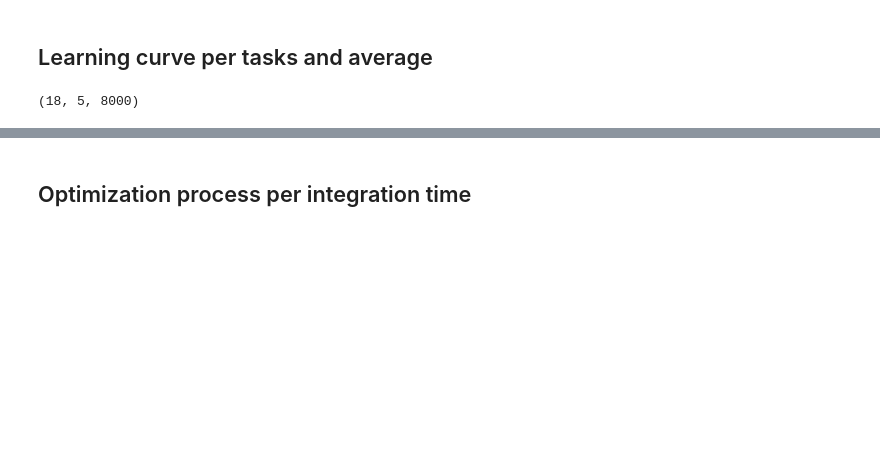
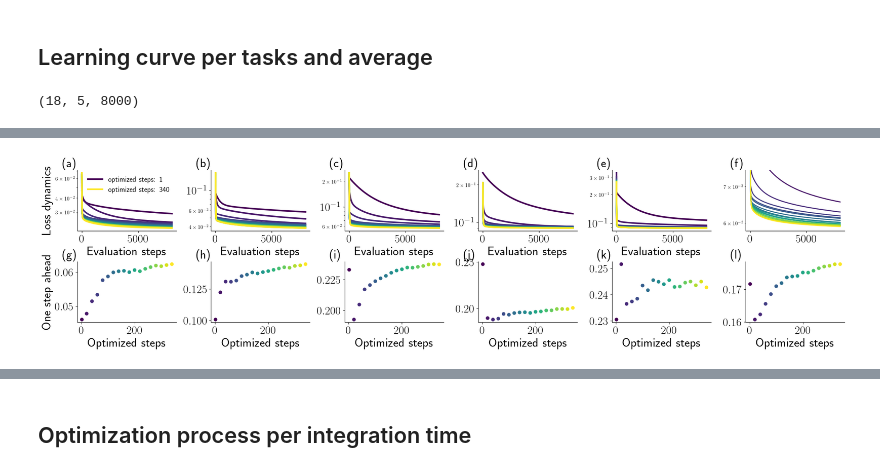
Before and after one commit to rodrigcd/neuromod, a Jupyter notebook: notebooks/MAML_experiments/maml_performance.ipynb, the cells around one changed output, grey strips where cells are left out. Saved outputs shown, nothing was run; the diff lists cells and outputs as text; code cells hidden in the pictures; blank space fills up the shorter version.

```diff
--- a/notebooks/MAML_experiments/maml_performance.ipynb
+++ b/notebooks/MAML_experiments/maml_performance.ipynb
@@ -170,3 +171,55 @@ plt.show()
+# %%
+figsize = np.array((24, 6/5*8/2))*1.1
+
+f, ax = plt.subplots(2, 6, figsize=figsize)
+
+fontsize = 24
+line_width = 3
+colors = cm.viridis(np.linspace(0, 1, per_task_loss.shape[0]))
+
+text_label = np.array([["(a)", "(b)", "(c)", "(d)", "(e)", "(f)"],["(g)", "(h)", "(i)", "(j)", "(k)", "(l)"]])
+
+for i in range(5):
+    for j, step in enumerate(steps):
+        if j == 0:
+            ax[0, i].plot(np.arange(per_task_loss.shape[-1]), per_task_loss[j, i, :], color=colors[j], label="optimized steps: 1", lw=line_width )
+        elif j == len(steps) - 1:
+            ax[0, i].plot(np.arange(per_task_loss.shape[-1]), per_task_loss[j, i, :], color=colors[j], label="optimized steps: 340", lw=line_width)
+        else:
+            ax[0, i].plot(np.arange(per_task_loss.shape[-1]), per_task_loss[j, i, :], color=colors[j], lw=line_width)
+        ax[0, i].set_yscale("log")
+        ax[0, i].set_xlabel("Evaluation steps", fontsize=fontsize)
+for j, step in enumerate(steps):
+    ax[0, -1].plot(np.arange(per_task_loss.shape[-1]), np.mean(per_task_loss, axis=1)[j, :], color=colors[j], lw=2, alpha=1)
+    ax[0, -1].set_ylim([5.8*10**-2, 0.075])
+    ax[0, -1].set_yscale("log")
+
+ax[0, 0].set_ylabel("Loss dynamics", fontsize=fontsize)
+ax[0, 0].legend(fontsize=fontsize-10, frameon=False)
+
+for i in range(5):
+    ax[1, i].scatter(steps, per_task_loss[:, i, 1], color=colors[np.arange(len(steps))])
+    ax[1, i].set_xlabel("Optimized steps", fontsize=fontsize)
+    #ax[i].set_yscale("log")
+ax[1, -1].scatter(steps, np.mean(per_task_loss, axis=1)[:, 1], color=colors[np.arange(len(steps))])
+ax[1, -1].set_xlabel("Optimized steps", fontsize=fontsize)
+# ax[-1].set_yscale("log")
+
+ax[1, 0].set_ylabel("One step ahead", fontsize=fontsize)
+
+ax = ax.flatten()
+text_label = text_label.flatten()
+for i, a in enumerate(ax):
+    a.tick_params(axis='both', which='major', labelsize=fontsize-2)
+    a.spines[['right', 'top']].set_visible(False)
+    a.text(-0.15, 1.05, text_label[i], transform=a.transAxes,
+                  size=fontsize, weight='bold')
+
+plt.subplots_adjust(hspace=0.5, wspace=0.35)
+plt.savefig("../paper_v2/maml_results_1.pdf", bbox_inches="tight")
+plt.show()
+# %% [output]
+[figure, added]
 # %%
 import pickle
 pickle.dump({"per_task_loss": per_task_loss,
```
Also changed, not shown: parts of 15 cells of this notebook, 5 other files.
